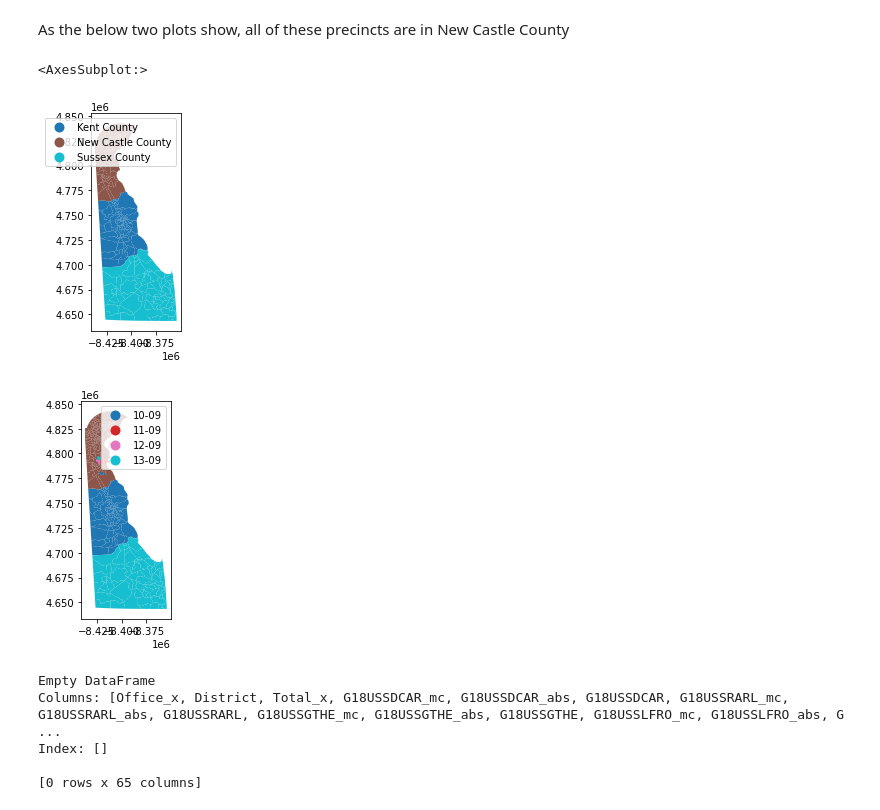
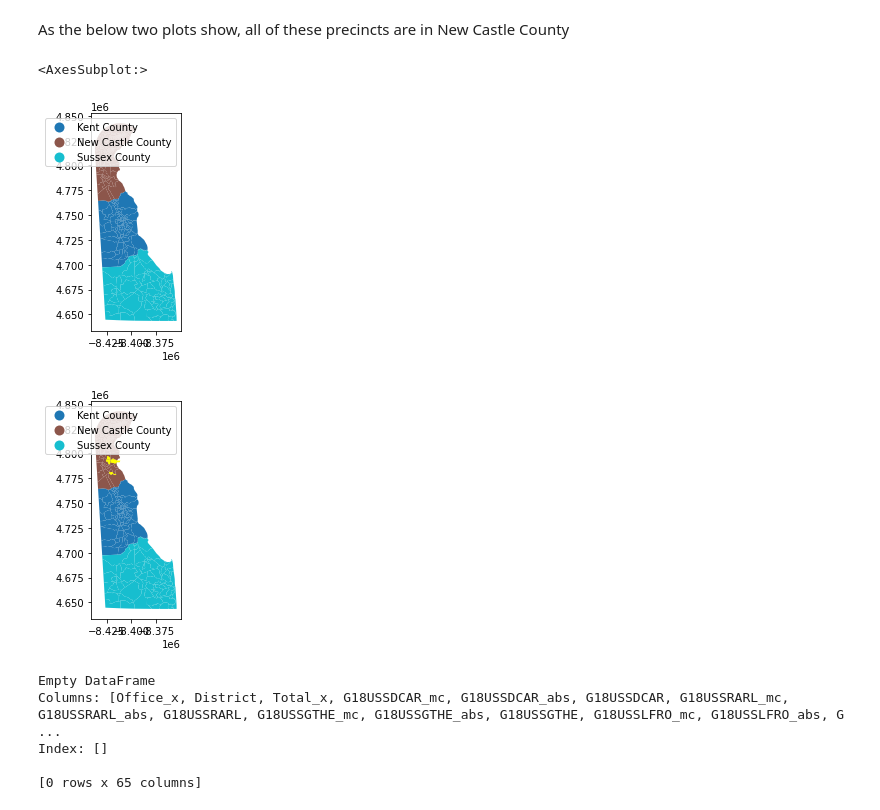
Before and after one commit to nonpartisan-redistricting-datahub/pdv-de, a Jupyter notebook: vest-de-2018/vest-de-2018-validation.ipynb, the cells around one changed output. Saved outputs shown, nothing was run; the diff lists cells and outputs as text; code cells hidden in the pictures.

Commit message:
Minor map coloring change

```diff
--- a/vest-de-2018/vest-de-2018-validation.ipynb
+++ b/vest-de-2018/vest-de-2018-validation.ipynb
@@ -325,12 +325,12 @@ As the below two plots show, all of these precincts are in New Castle County
 # %%
 precinct_county_original.plot(column="COUNTY",legend=True)
 
 ax = precinct_county_original.plot(column="COUNTY",legend=True)
-vest_shp[vest_shp['PRECINCT'].isin(['10-09','11-09','12-09','13-09'])].plot(column='PRECINCT',legend=True,ax=ax)
+vest_shp[vest_shp['PRECINCT'].isin(['10-09','11-09','12-09','13-09'])].plot(column='PRECINCT',legend=True,ax=ax,color="yellow")
 # %% [output]
 <AxesSubplot:>
 [figure]
-[figure, old version]
+[figure, new version]
 # %%
 election_results_county.loc[election_results_county["District"] == '10-09',"COUNTY"]="New Castle County"
 election_results_county.loc[election_results_county["District"] == '11-09',"COUNTY"]="New Castle County"
```
